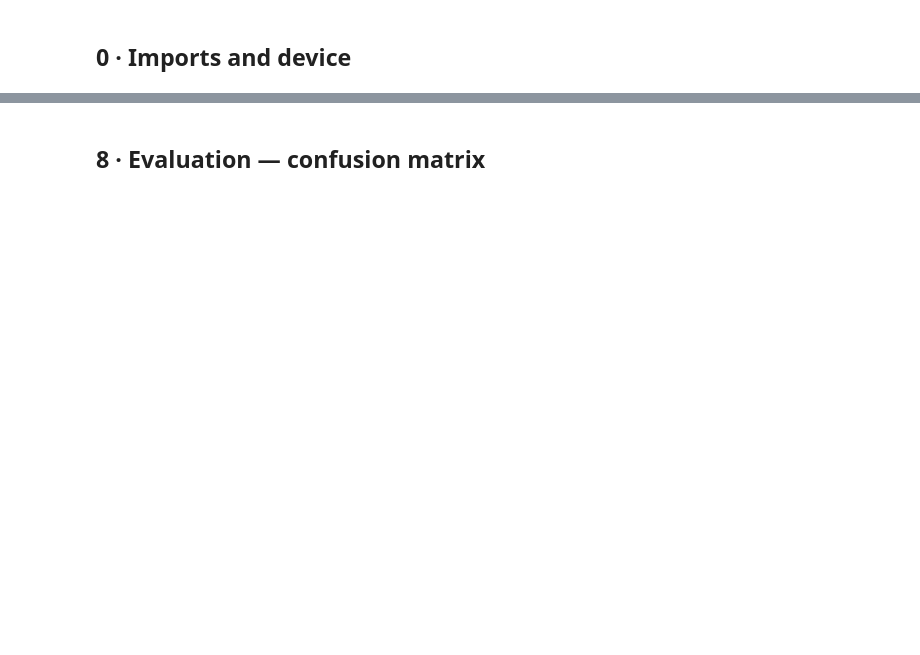
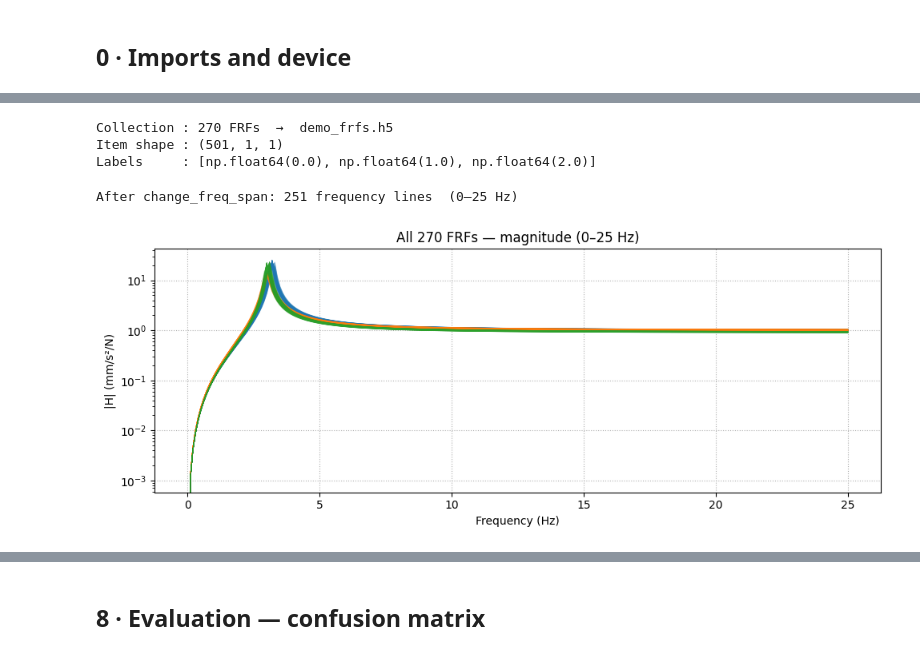
Before and after one commit to grcarmenaty/pymodal, a Jupyter notebook: demo.ipynb, the cells around one changed output, grey strips where cells are left out. Drawn from its saved outputs; the diff is of its cells as text; code cells hidden in the pictures; blank space fills up the shorter version.

```diff
--- a/demo.ipynb
+++ b/demo.ipynb
@@ -464,0 +274,42 @@ plt.show()
+# %%
+COLL_PATH = Path("./demo_frfs.h5")
+
+collection = frf(
+    measurements=H_all,
+    freq_resolution=DF,
+    measurements_units="millimeter / second ** 2 / newton",
+    freq_units="hertz",
+    method="SIMO",
+    names=names_all,
+    labels=labels_all,
+    path=COLL_PATH,
+)
+print(f"Collection : {len(collection)} FRFs  →  {COLL_PATH}")
+print(f"Item shape : {collection.measurements[0].shape}")
+print(f"Labels     : {sorted({lbl[()] for lbl in collection.labels})}")
+# %% [output]
+Collection : 270 FRFs  →  demo_frfs.h5
+Item shape : (501, 1, 1)
+Labels     : [np.float64(0.0), np.float64(1.0), np.float64(2.0)]
+# %%
+# Batch-restrict every FRF to 0–25 Hz in place (one HDF5 file, mutated)
+collection.change_freq_span(new_min_freq=0.0, new_max_freq=25.0)
+n_freq_trimmed = collection.measurements[0].shape[0]
+print(f"After change_freq_span: {n_freq_trimmed} frequency lines  (0–25 Hz)")
+# %% [output]
+After change_freq_span: 251 frequency lines  (0–25 Hz)
+# %%
+# Overlay plot — iterate over items
+fig, ax = plt.subplots(figsize=(10, 4))
+COLORS = {0: "tab:blue", 1: "tab:orange", 2: "tab:green"}
+for i in range(len(collection)):
+    arr = collection.measurements[i][()][:, 0, 0]
+    lbl = int(collection.labels[i][()])
+    ax.semilogy(collection.freq_array, np.abs(arr),
+                color=COLORS[lbl], alpha=0.25, lw=0.6)
+ax.set(title=f"All {len(collection)} FRFs — magnitude (0–25 Hz)",
+       xlabel="Frequency (Hz)", ylabel="|H| (mm/s²/N)")
+ax.grid(True, linestyle=":")
+plt.tight_layout(); plt.show()
+# %% [output]
+[figure, added]
```
Also changed, not shown: parts of 60 cells of this notebook, 1 other file.
